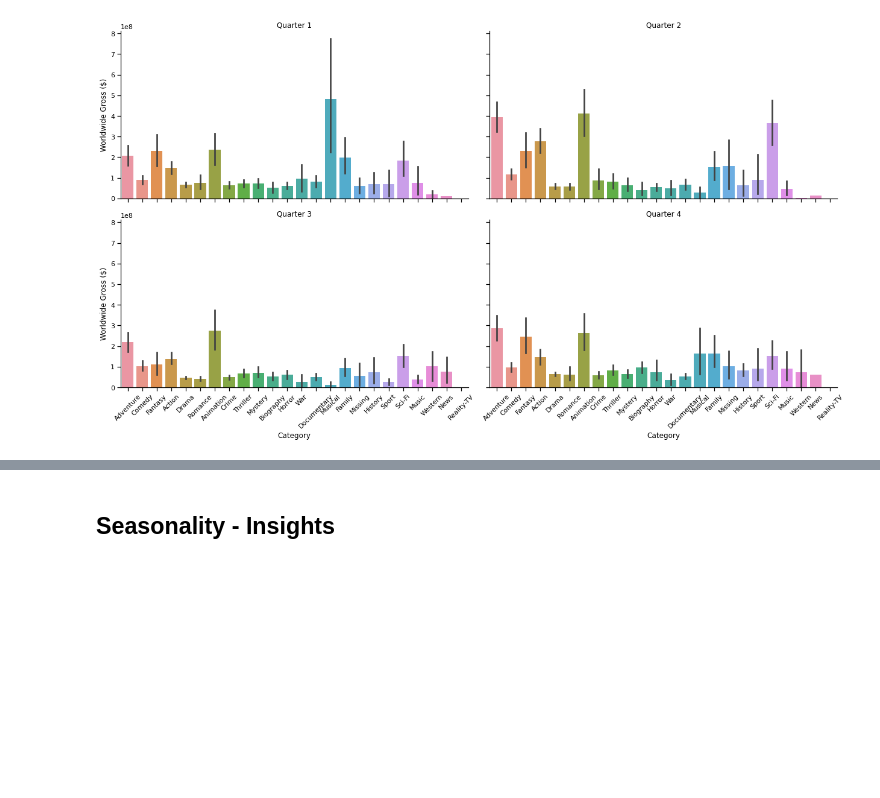
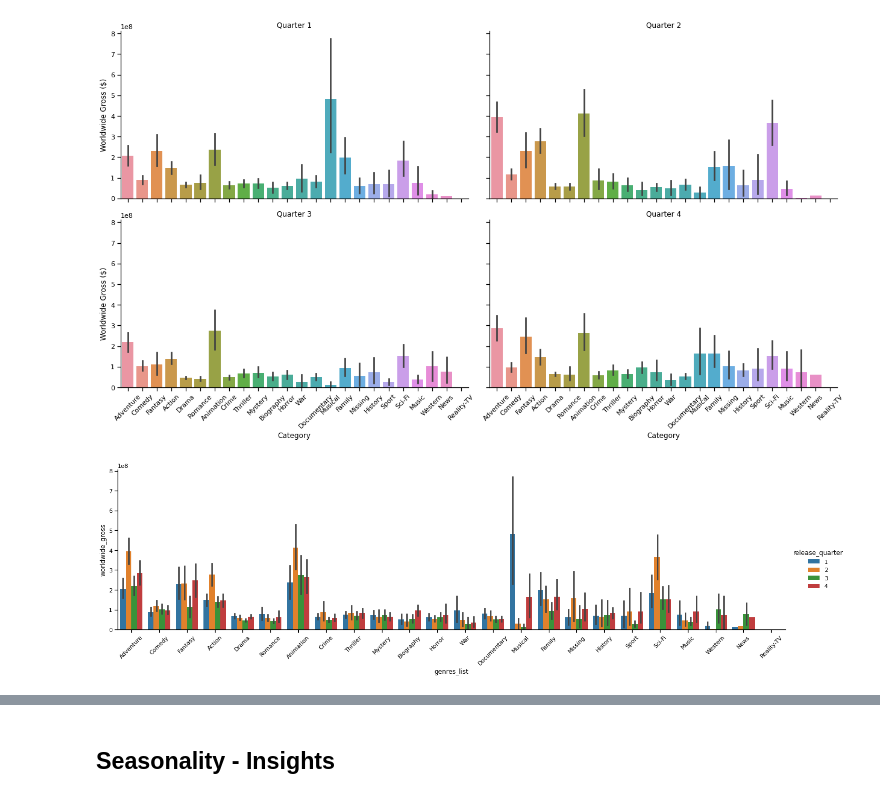
Before and after one commit to BenJMcCarty/BMC_P1P_Redo, a Jupyter notebook: student.ipynb, the cells around one changed output, grey strips where cells are left out. Cells and saved outputs as stored; diff of their text form; code cells hidden in the pictures; blank space fills up the shorter version.

Commit message:
Updated visualizations

```diff
--- a/student.ipynb
+++ b/student.ipynb
@@ -684,3 +684,9 @@ g = sns.catplot(data=plot_df, col='release_quarter',
 plt.tight_layout();
 # %% [output]
 [figure]
+# %%
+g = sns.catplot(x = 'genres_list', y='worldwide_gross',
+               hue = 'release_quarter',data=plot_df, kind='bar', aspect=3.65)
+g.set_xticklabels(rotation=45);
+# %% [output]
+[figure, added]
```
Also changed, not shown: parts of 2 cells of this notebook.
